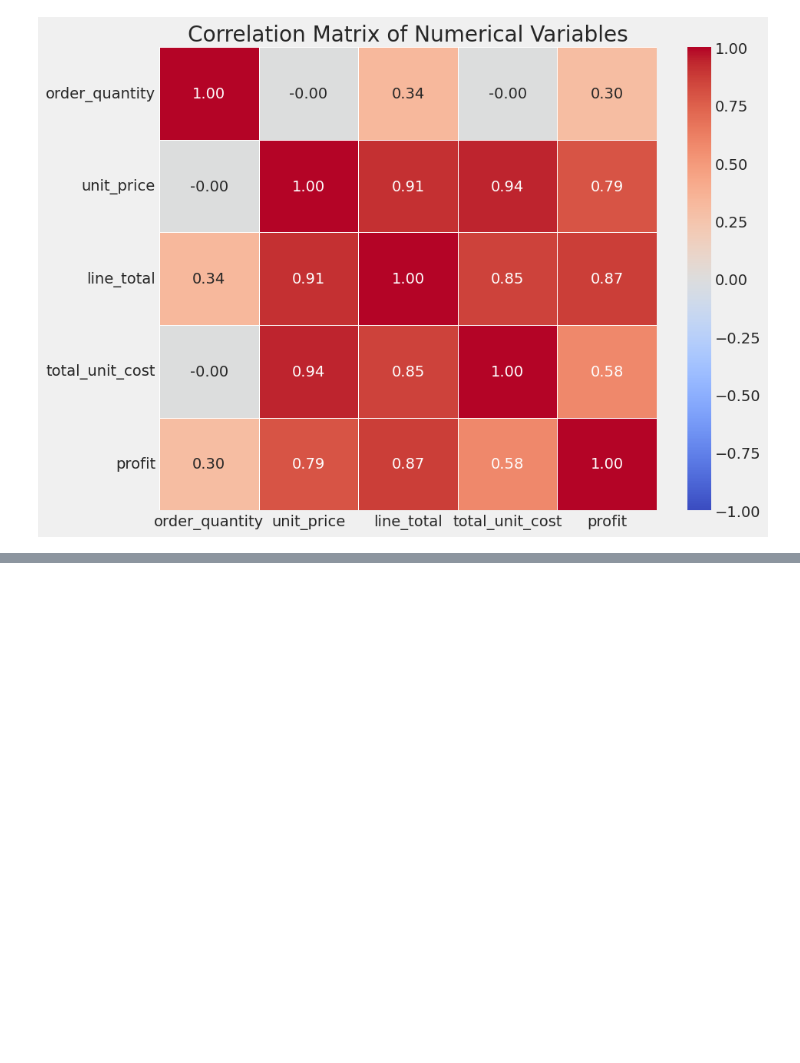
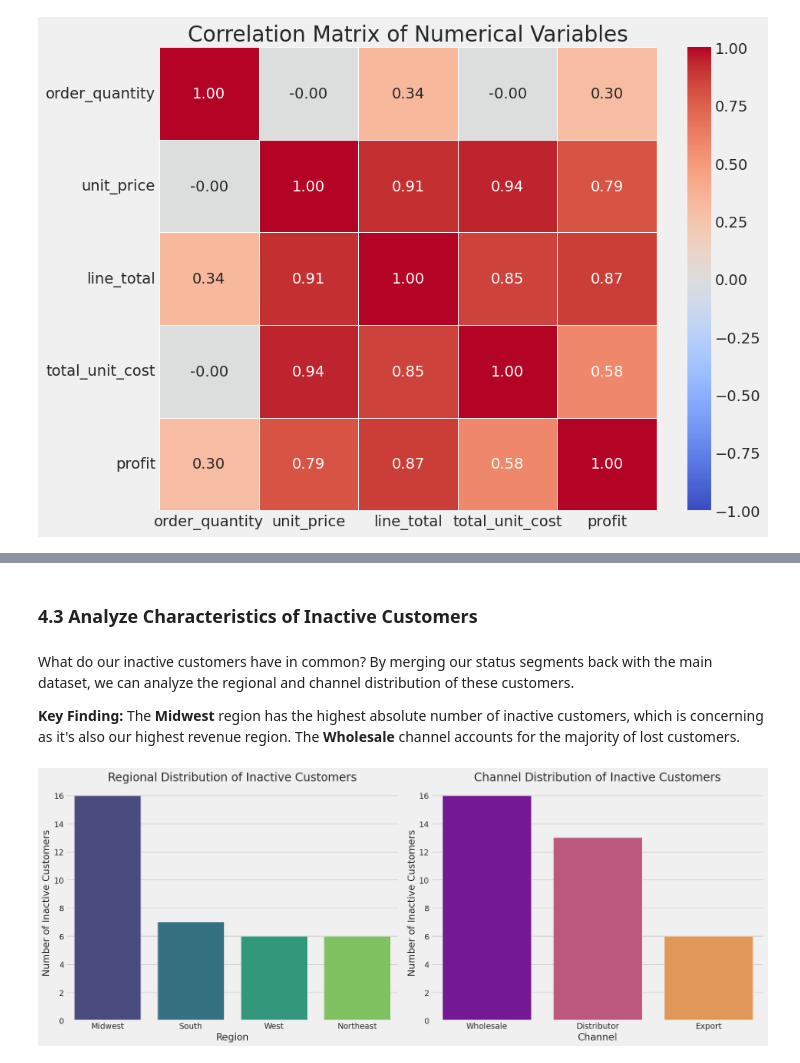
Before and after one commit to smmurdock/Regional-Sales-Analysis, a Jupyter notebook: Regional_Sales_Analysis.ipynb, the cells around one changed output, grey strips where cells are left out. Cells and saved outputs as stored; diff of their text form; code cells hidden in the pictures; blank space fills up the shorter version.

```diff
--- a/Regional_Sales_Analysis.ipynb
+++ b/Regional_Sales_Analysis.ipynb
@@ -446,0 +378,29 @@ Correlation Matrix:
+# %% [markdown]
+### 4.3 Analyze Characteristics of Inactive Customers
+# %% [markdown]
+What do our inactive customers have in common? By merging our status segments back with the main dataset, we can analyze the regional and channel distribution of these customers.
+
+**Key Finding:** The **Midwest** region has the highest absolute number of inactive customers, which is concerning as it's also our highest revenue region. The **Wholesale** channel accounts for the majority of lost customers.
+# %%
+# Analyze Characteristics of Inactive Customers
+inactive_customers = customer_activity[customer_activity['status'] == 'Inactive']['customer_names']
+inactive_df = merged_df[merged_df['customer_names'].isin(inactive_customers)]
+
+inactive_region_dist = inactive_df.drop_duplicates(subset='customer_names')['region_name'].value_counts()
+inactive_channel_dist = inactive_df.drop_duplicates(subset='customer_names')['channel'].value_counts()
+
+fig, ax = plt.subplots(1, 2, figsize=(18, 7))
+sns.barplot(x=inactive_region_dist.index, y=inactive_region_dist.values, hue=inactive_region_dist.index, ax=ax[0], palette='viridis', legend=False)
+ax[0].set_title('Regional Distribution of Inactive Customers')
+ax[0].set_ylabel('Number of Inactive Customers')
+ax[0].set_xlabel('Region')
+
+sns.barplot(x=inactive_channel_dist.index, y=inactive_channel_dist.values, hue=inactive_channel_dist.index, ax=ax[1], palette='plasma', legend=False)
+ax[1].set_title('Channel Distribution of Inactive Customers')
+ax[1].set_ylabel('Number of Inactive Customers')
+ax[1].set_xlabel('Channel')
+
+plt.tight_layout()
+plt.show()
+# %% [output]
+[figure, added]
```
Also changed, not shown: parts of 15 cells of this notebook.
